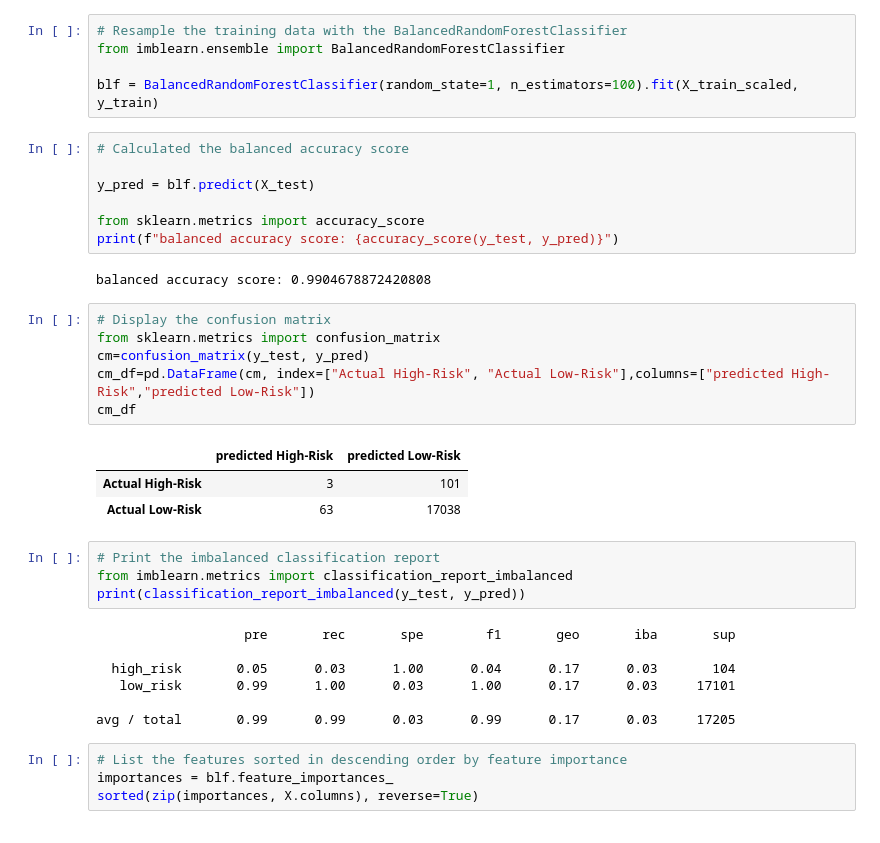
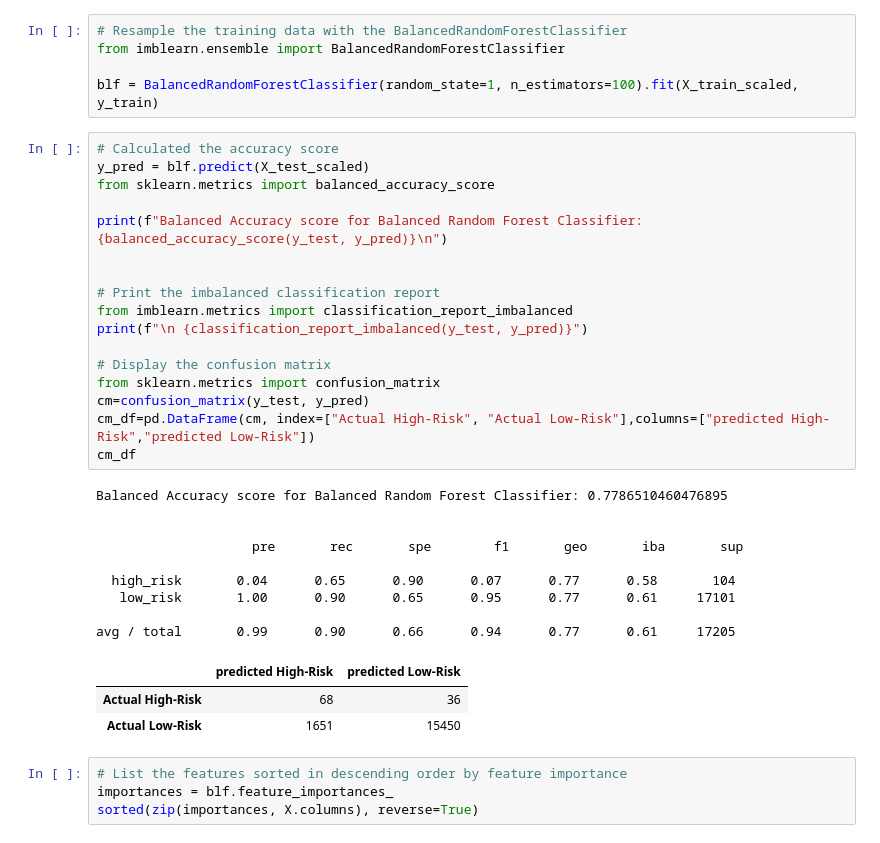
Before and after one commit to yycheung/Credit_Risk_Analysis, a Jupyter notebook: credit_risk_ensemble.ipynb, the cells around one changed output. Cells and saved outputs as stored; diff of their text form.

```diff
--- a/credit_risk_ensemble.ipynb
+++ b/credit_risk_ensemble.ipynb
@@ -159,36 +159,36 @@ Note: Use a random state of 1 for each algorithm to ensure consistency between t
 from imblearn.ensemble import BalancedRandomForestClassifier
 
 blf = BalancedRandomForestClassifier(random_state=1, n_estimators=100).fit(X_train_scaled, y_train)
-# %%
-# Calculated the balanced accuracy score
-
-y_pred = blf.predict(X_test)
-
-from sklearn.metrics import accuracy_score
-print(f"balanced accuracy score: {accuracy_score(y_test, y_pred)}")
-# %% [output]
-balanced accuracy score: 0.9904678872420808
 # %%
+# Calculated the accuracy score
+y_pred = blf.predict(X_test_scaled)
+from sklearn.metrics import balanced_accuracy_score
+
+print(f"Balanced Accuracy score for Balanced Random Forest Classifier: {balanced_accuracy_score(y_test, y_pred)}\n")
+
+
+# Print the imbalanced classification report
+from imblearn.metrics import classification_report_imbalanced
+print(f"\n {classification_report_imbalanced(y_test, y_pred)}")
+
 # Display the confusion matrix
 from sklearn.metrics import confusion_matrix
 cm=confusion_matrix(y_test, y_pred)
 cm_df=pd.DataFrame(cm, index=["Actual High-Risk", "Actual Low-Risk"],columns=["predicted High-Risk","predicted Low-Risk"])
 cm_df
 # %% [output]
+Balanced Accuracy score for Balanced Random Forest Classifier: 0.7786510460476895
+
+
+                    pre       rec       spe        f1       geo       iba       sup
+
+  high_risk       0.04      0.65      0.90      0.07      0.77      0.58       104
+   low_risk       1.00      0.90      0.65      0.95      0.77      0.61     17101
+
+avg / total       0.99      0.90      0.66      0.94      0.77      0.61     17205
 |  | predicted High-Risk | predicted Low-Risk |
-| Actual High-Risk | 3 | 101 |
-| Actual Low-Risk | 63 | 17038 |
+| Actual High-Risk | 68 | 36 |
+| Actual Low-Risk | 1651 | 15450 |
-# %%
-# Print the imbalanced classification report
-from imblearn.metrics import classification_report_imbalanced
-print(classification_report_imbalanced(y_test, y_pred))
-# %% [output]
-                   pre       rec       spe        f1       geo       iba       sup
-
-  high_risk       0.05      0.03      1.00      0.04      0.17      0.03       104
-   low_risk       0.99      1.00      0.03      1.00      0.17      0.03     17101
-
-avg / total       0.99      0.99      0.03      0.99      0.17      0.03     17205
 # %%
 # List the features sorted in descending order by feature importance
 importances = blf.feature_importances_
```
Also changed, not shown: parts of 7 cells of this notebook, 13 other files.
